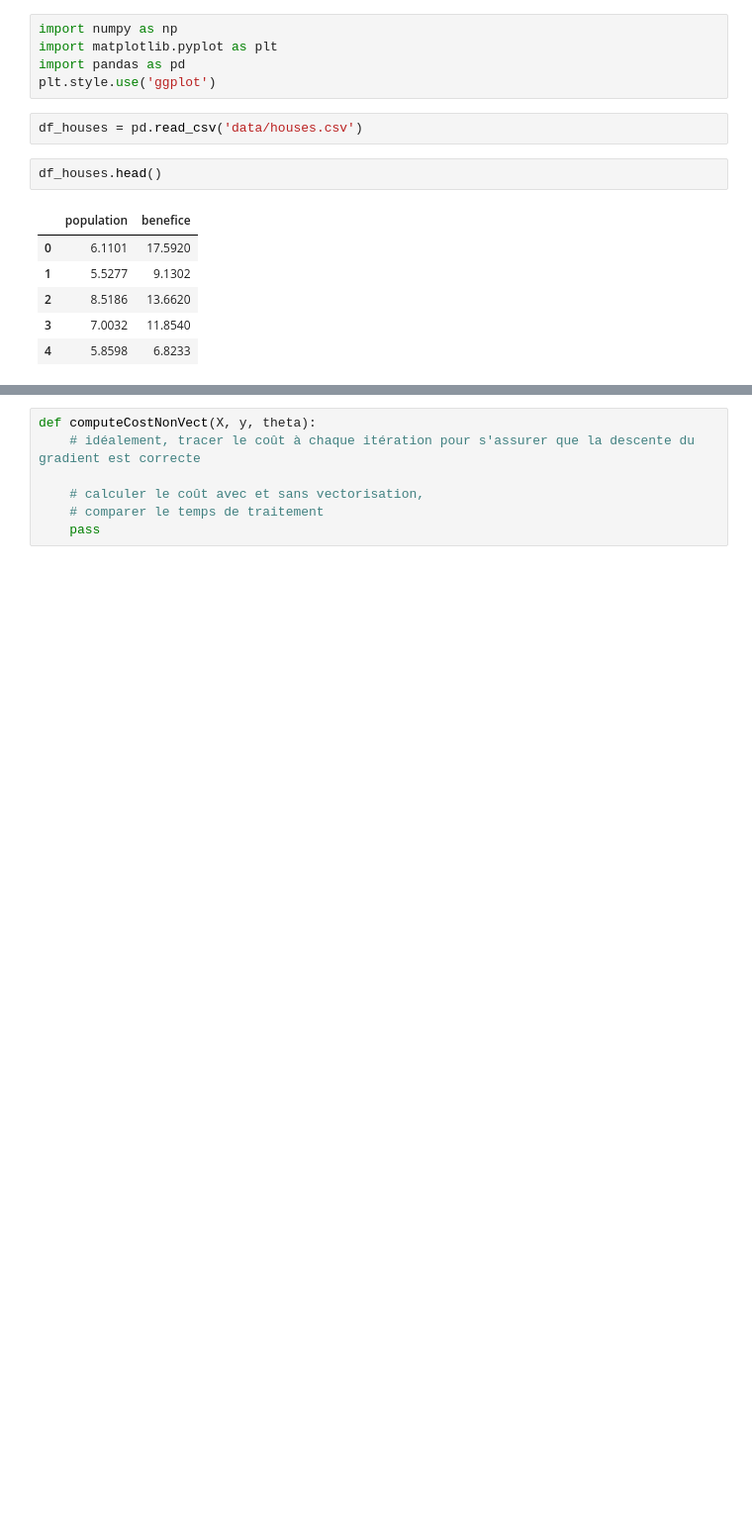
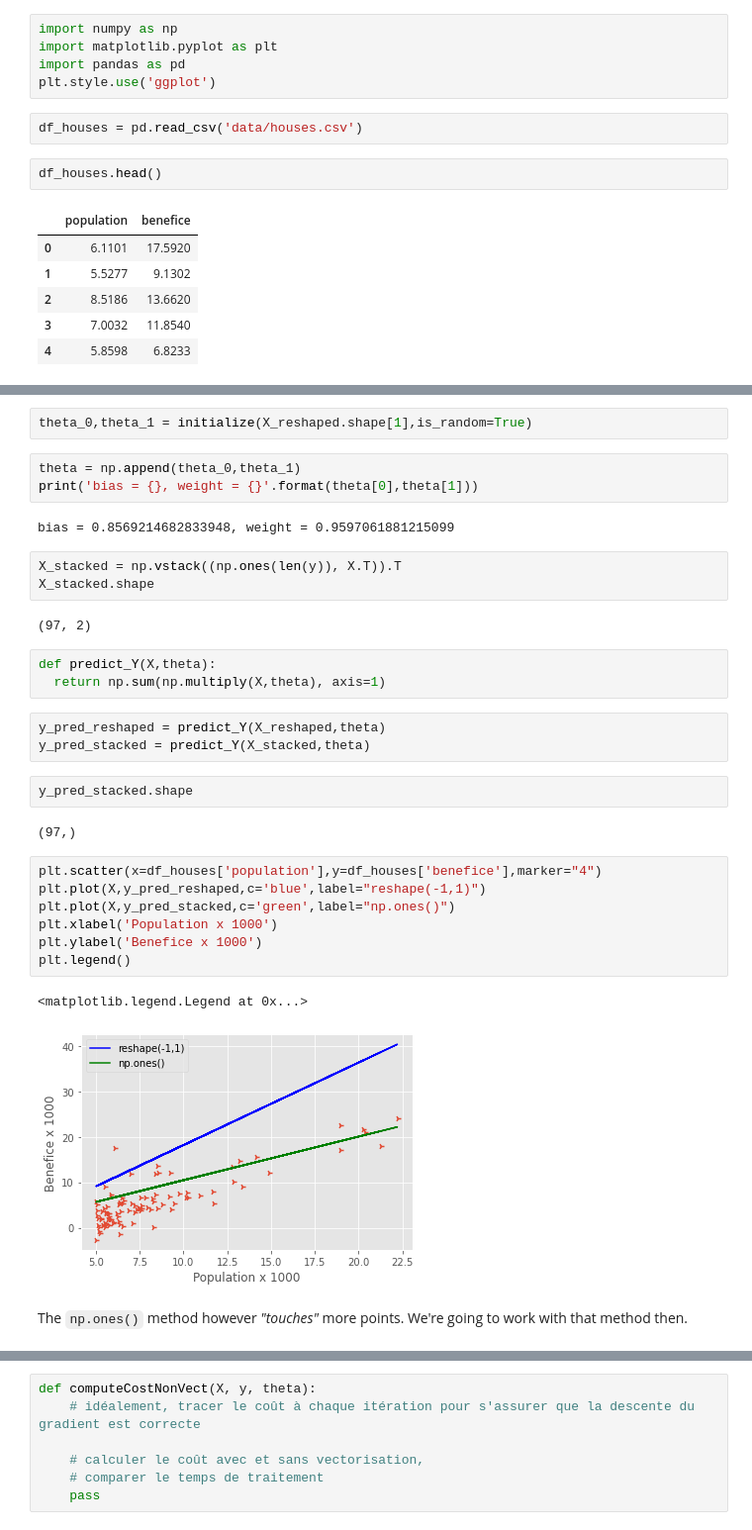
Before and after one commit to kawaremu/MLFromScratch, a Jupyter notebook: Regression and Gradient Descent.ipynb, the cells around one changed output, grey strips where cells are left out. Shown at 99% size. Cells and saved outputs as stored; diff of their text form; blank space fills up the shorter version.

```diff
--- a/Regression and Gradient Descent.ipynb
+++ b/Regression and Gradient Descent.ipynb
@@ -367,0 +397,34 @@ def initialize(dim):
+# %%
+theta_0,theta_1 = initialize(X_reshaped.shape[1],is_random=True)
+# %%
+theta = np.append(theta_0,theta_1)
+print('bias = {}, weight = {}'.format(theta[0],theta[1]))
+# %% [output]
+bias = 0.8569214682833948, weight = 0.9597061881215099
+# %%
+X_stacked = np.vstack((np.ones(len(y)), X.T)).T
+X_stacked.shape
+# %% [output]
+(97, 2)
+# %%
+def predict_Y(X,theta):
+  return np.sum(np.multiply(X,theta), axis=1)
+# %%
+y_pred_reshaped = predict_Y(X_reshaped,theta)
+y_pred_stacked = predict_Y(X_stacked,theta)
+# %%
+y_pred_stacked.shape
+# %% [output]
+(97,)
+# %%
+plt.scatter(x=df_houses['population'],y=df_houses['benefice'],marker="4")
+plt.plot(X,y_pred_reshaped,c='blue',label="reshape(-1,1)")
+plt.plot(X,y_pred_stacked,c='green',label="np.ones()")
+plt.xlabel('Population x 1000')
+plt.ylabel('Benefice x 1000')
+plt.legend()
+# %% [output]
+<matplotlib.legend.Legend at 0x...>
+[figure, added]
+# %% [markdown]
+The ``np.ones()`` method however *"touches"* more points. We're going to work with that method then.
```
Also changed, not shown: parts of 32 cells of this notebook.
